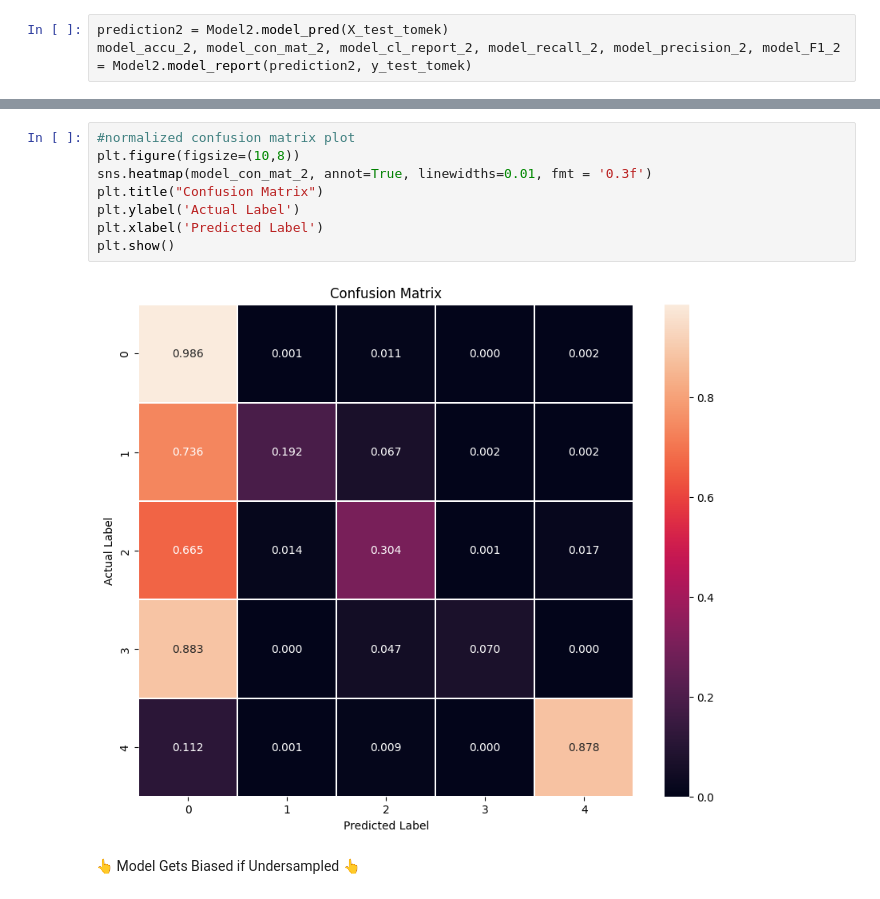
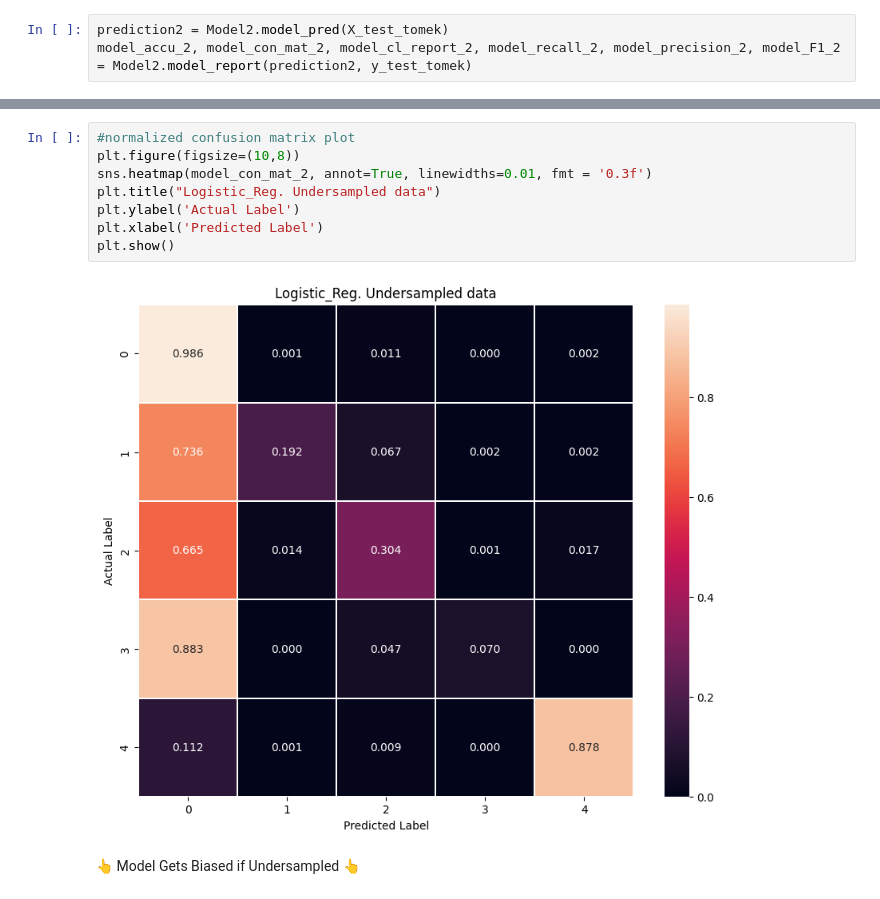
Before and after one commit to Mahim-SOL/ML_intern_task_SOL, a Jupyter notebook: Learning_task_of_SOL.ipynb, the cells around one changed output, grey strips where cells are left out. Drawn from its saved outputs; the diff is of its cells as text.

```diff
--- a/Learning_task_of_SOL.ipynb
+++ b/Learning_task_of_SOL.ipynb
@@ -420,13 +445,13 @@ model_accu_2, model_con_mat_2, model_cl_report_2, model_recall_2, model_precisio
 # %%
 #normalized confusion matrix plot
 plt.figure(figsize=(10,8))
 sns.heatmap(model_con_mat_2, annot=True, linewidths=0.01, fmt = '0.3f')
-plt.title("Confusion Matrix")
+plt.title("Logistic_Reg. Undersampled data")
 plt.ylabel('Actual Label')
 plt.xlabel('Predicted Label')
 plt.show()
 # %% [output]
-[figure, old version]
+[figure, new version]
 # %% [markdown]
 👆 Model Gets Biased if Undersampled 👆
 # %%
```
Also changed, not shown: parts of 2 cells of this notebook, 1 other file.
